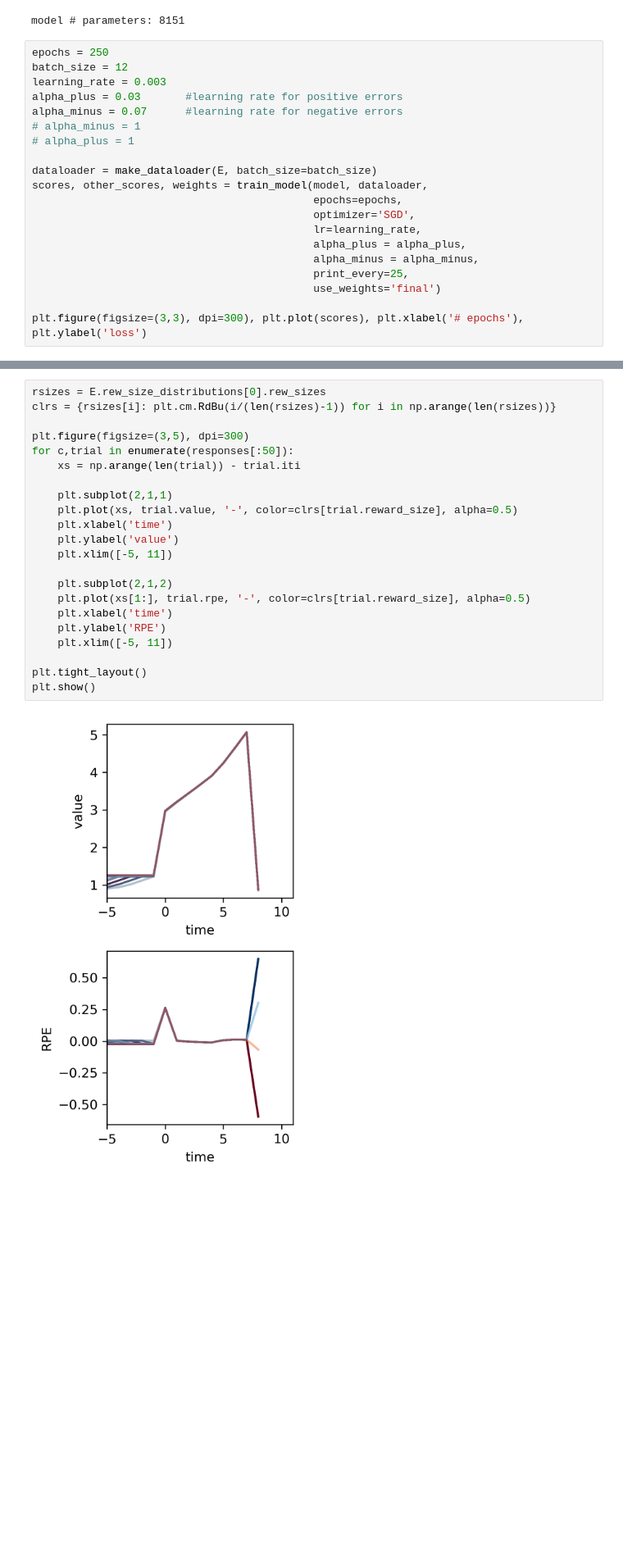
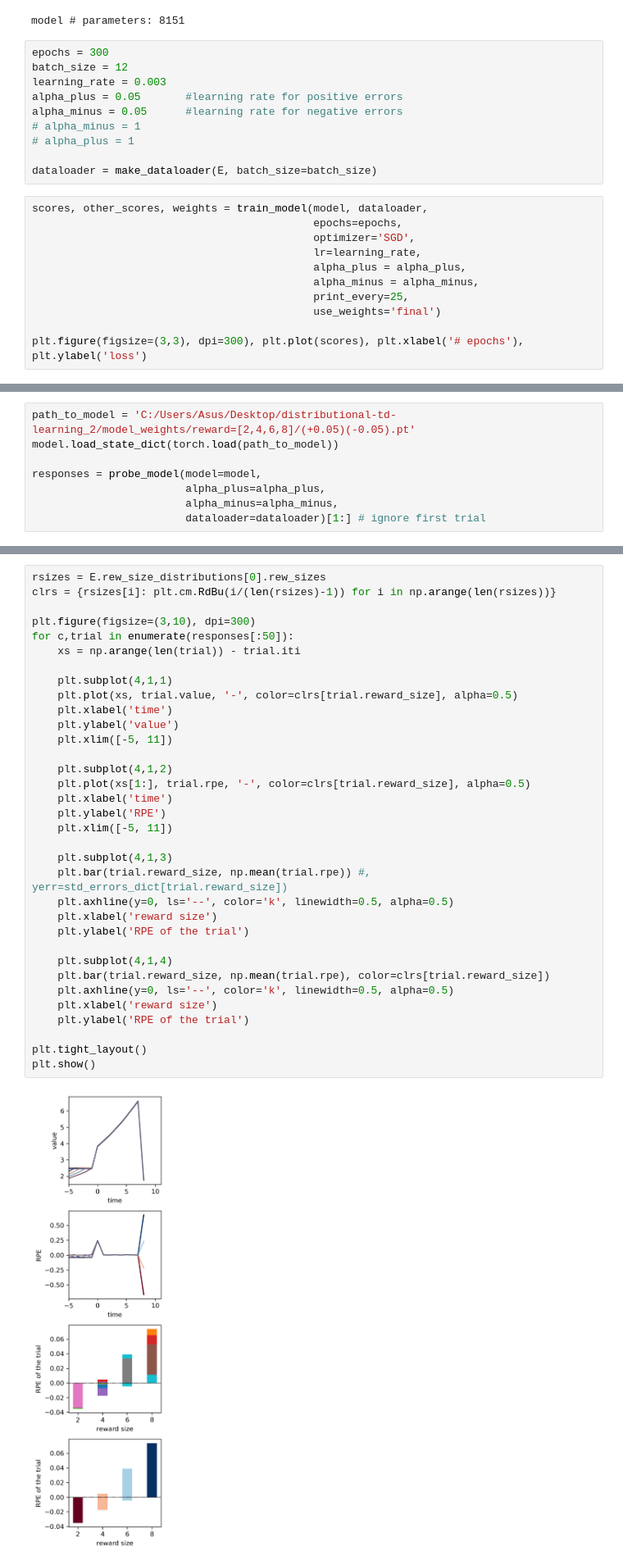
Before and after one commit to avg-bitsian/distributional-td-with-episodes, a Jupyter notebook: main_notebook.ipynb, the cells around one changed output, grey strips where cells are left out. Shown at 82% size. Saved outputs shown, nothing was run; the diff lists cells and outputs as text; blank space fills up the shorter version.

Commit message:
Update main_notebook.ipynb
The notebook contains the plots of RPE for each reward for a trial

```diff
--- a/main_notebook.ipynb
+++ b/main_notebook.ipynb
@@ -48,16 +49,17 @@ model = ValueRNN(input_size=E.ncues + E.nrewards,
 print('model # parameters: {}'.format(model.n_parameters()))
 # %% [output]
 model # parameters: 8151
+# %%
+epochs = 300
+batch_size = 12
+learning_rate = 0.003
+alpha_plus = 0.05       #learning rate for positive errors
+alpha_minus = 0.05      #learning rate for negative errors
+# alpha_minus = 1
+# alpha_plus = 1
+
+dataloader = make_dataloader(E, batch_size=batch_size)
 # %%
-epochs = 250
-batch_size = 12
-learning_rate = 0.003
-alpha_plus = 0.03       #learning rate for positive errors
-alpha_minus = 0.07      #learning rate for negative errors
-# alpha_minus = 1
-# alpha_plus = 1
-
-dataloader = make_dataloader(E, batch_size=batch_size)
 scores, other_scores, weights = train_model(model, dataloader,
                                             epochs=epochs,
                                             optimizer='SGD',
@@ -100,0 +100,8 @@ responses = probe_model(model=model,
+# %%
+path_to_model = 'C:/Users/Asus/Desktop/distributional-td-learning_2/model_weights/reward=[2,4,6,8]/(+0.05)(-0.05).pt'
+model.load_state_dict(torch.load(path_to_model))
+
+responses = probe_model(model=model,
+                        alpha_plus=alpha_plus,
+                        alpha_minus=alpha_minus,
+                        dataloader=dataloader)[1:] # ignore first trial
@@ -101,25 +122,37 @@ responses = probe_model(model=model,
 # %%
 rsizes = E.rew_size_distributions[0].rew_sizes
 clrs = {rsizes[i]: plt.cm.RdBu(i/(len(rsizes)-1)) for i in np.arange(len(rsizes))}
 
-plt.figure(figsize=(3,5), dpi=300)
+plt.figure(figsize=(3,10), dpi=300)
 for c,trial in enumerate(responses[:50]):
     xs = np.arange(len(trial)) - trial.iti
 
-    plt.subplot(2,1,1)
+    plt.subplot(4,1,1)
     plt.plot(xs, trial.value, '-', color=clrs[trial.reward_size], alpha=0.5)
     plt.xlabel('time')
     plt.ylabel('value')
     plt.xlim([-5, 11])
 
-    plt.subplot(2,1,2)
+    plt.subplot(4,1,2)
     plt.plot(xs[1:], trial.rpe, '-', color=clrs[trial.reward_size], alpha=0.5)
     plt.xlabel('time')
     plt.ylabel('RPE')
     plt.xlim([-5, 11])
 
+    plt.subplot(4,1,3)
+    plt.bar(trial.reward_size, np.mean(trial.rpe)) #, yerr=std_errors_dict[trial.reward_size])
+    plt.axhline(y=0, ls='--', color='k', linewidth=0.5, alpha=0.5)
+    plt.xlabel('reward size')
+    plt.ylabel('RPE of the trial')
+
+    plt.subplot(4,1,4)
+    plt.bar(trial.reward_size, np.mean(trial.rpe), color=clrs[trial.reward_size])
+    plt.axhline(y=0, ls='--', color='k', linewidth=0.5, alpha=0.5)
+    plt.xlabel('reward size')
+    plt.ylabel('RPE of the trial')
+
 plt.tight_layout()
 plt.show()
 # %% [output]
-[figure, old version]
+[figure, new version]
 # %%
```
Also changed, not shown: parts of 6 cells of this notebook.
